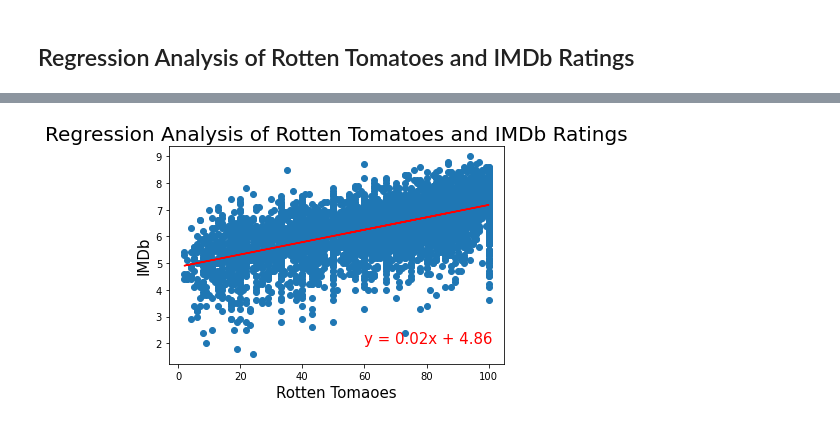
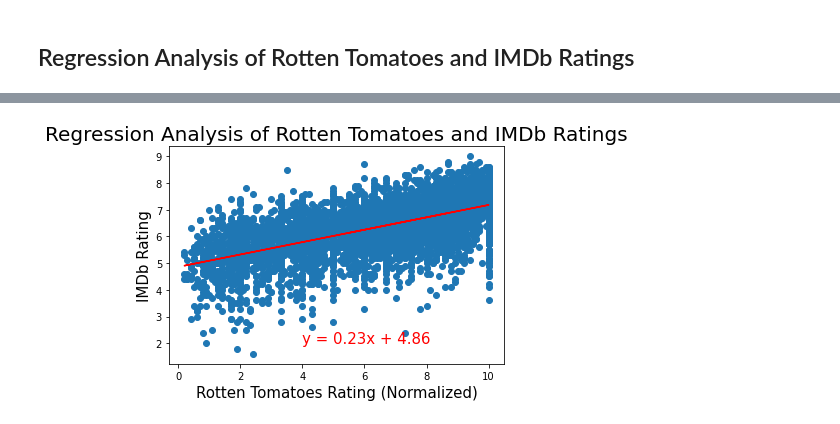
Before and after one commit to Dan-Freda/Project1-3, a Jupyter notebook: netflix.ipynb, the cells around one changed output, grey strips where cells are left out. Cells and saved outputs as stored; diff of their text form; code cells hidden in the pictures.

Commit message:
rotten tomatoes normalized

```diff
--- a/netflix.ipynb
+++ b/netflix.ipynb
@@ -404,6 +404,7 @@ for i in xlistclone:
     xlist.append(i)
 for i in range(len(xlist)):
     xlist[i] = int(xlist[i][0:len(xlist[i]) - 1])
+    xlist[i]=xlist[i]/10
 
 
 cleanest_db= pd.DataFrame()
@@ -418,9 +419,9 @@ regress_values = x_values * slope + intercept
 line_eq = "y = " + str(round(slope,2)) + "x + " + str(round(intercept,2))
 plt.scatter(x_values,y_values)
 plt.plot(x_values,regress_values,"r-")
-plt.annotate(line_eq,(60,2),fontsize=15,color="red")
-plt.xlabel('Rotten Tomaoes', size = 15)
-plt.ylabel('IMDb',size=15)
+plt.annotate(line_eq,(4,2),fontsize=15,color="red")
+plt.xlabel('Rotten Tomatoes Rating (Normalized)', size = 15)
+plt.ylabel('IMDb Rating',size=15)
 plt.title("Regression Analysis of Rotten Tomatoes and IMDb Ratings", size=20)
 print(f"r value {rvalue} ")
 plt.show()
@@ -429 +430 @@ r value 0.6163204883344221
-[figure, old version]
+[figure, new version]
```
Also changed, not shown: parts of 1 cell of this notebook.
